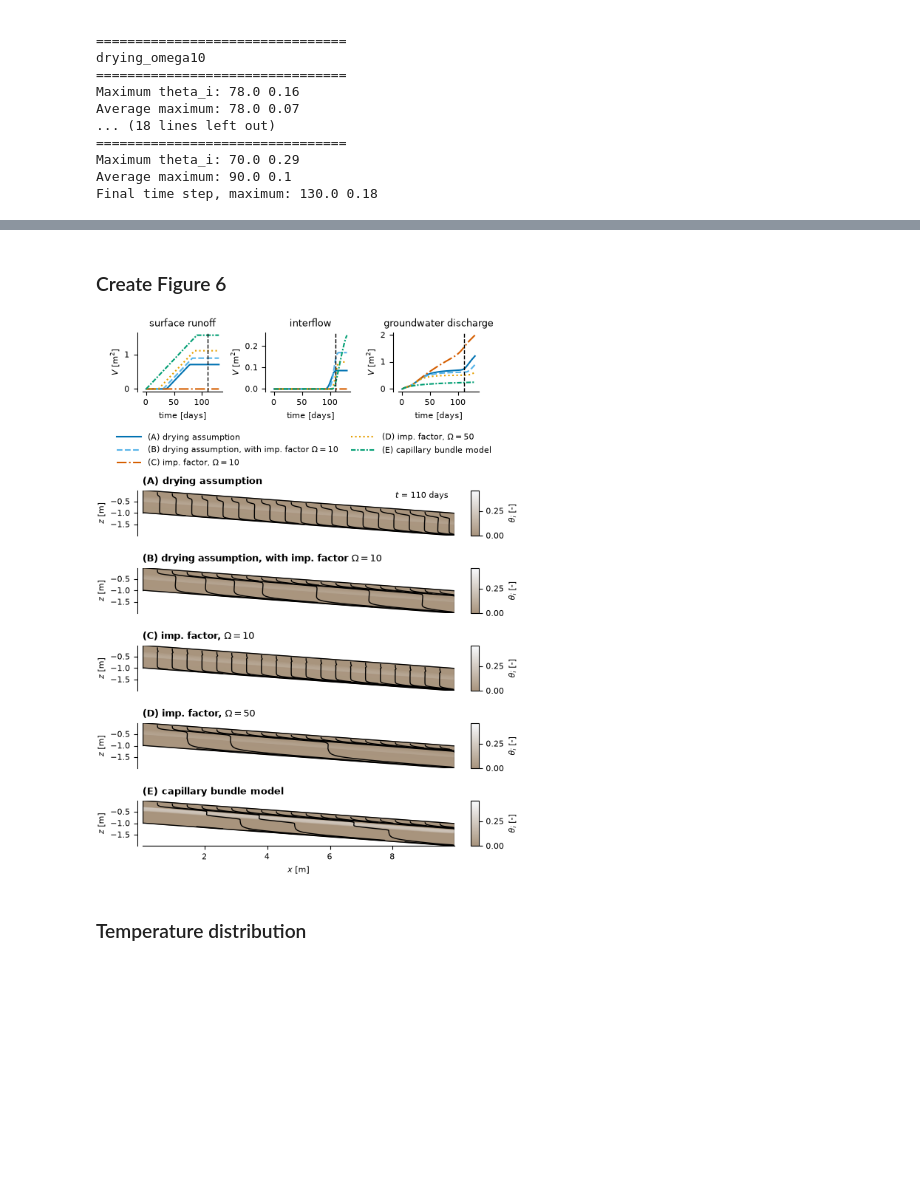
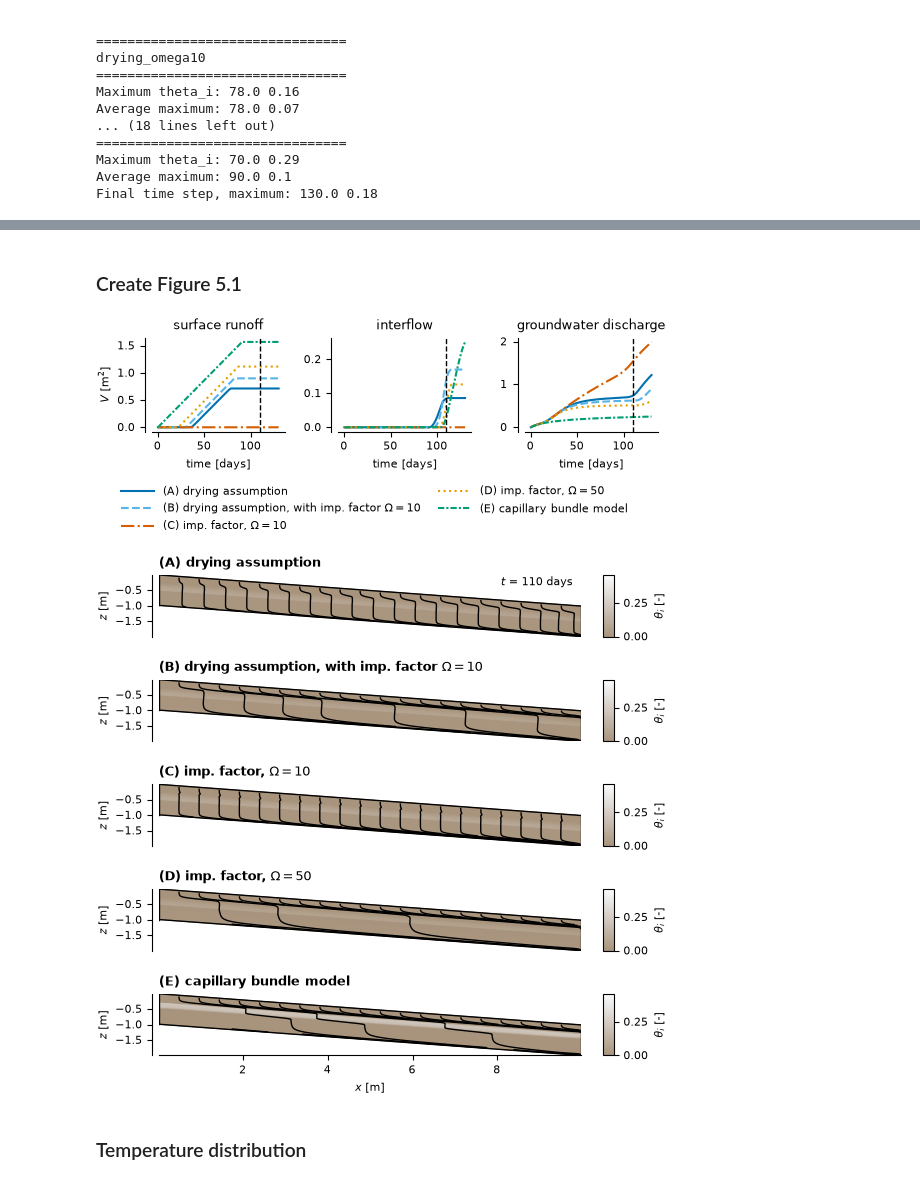
Before and after one commit to AnneMariaVera/CryoRich_AD, a Jupyter notebook: notebooks/creating_figures/06visualize_results.ipynb, the cells around one changed output, grey strips where cells are left out. Drawn from its saved outputs; the diff is of its cells as text; code cells hidden in the pictures; blank space fills up the shorter version.

Commit message:
updated figures

```diff
--- a/notebooks/creating_figures/06visualize_results.ipynb
+++ b/notebooks/creating_figures/06visualize_results.ipynb
@@ -115,12 +114,17 @@ Final cum. flow cap                   surface runoff: 1.57 m²  interflow: 0.25
 # %% [markdown]
-### Create Figure 6
+### Create Figure 5.1
 # %%
 index = 12*110
 cm = 1/2.54  # centimeters in inches
-fig, axes = plotting_utils.plot_streamlines_grid(constant_dbs, index, slope=-0.1,figsize=(15*cm,19.41*cm),cum=True)
-fig.savefig(f"../../figures/results/idealized/idealized_{index//12}d_streamlines_cum.png", dpi=1000, bbox_inches="tight")
+fig, axes = plotting_utils.plot_cumulative_partitioning_grid(constant_dbs,figsize=(15*cm,6*cm),index=index)
+fig.savefig(f"../../figures/results/idealized/idealized_cum.png", dpi=1000, bbox_inches="tight")
 # %% [output]
-[figure, old version]
+[figure, new version]
+# %%
+fig, axes = plotting_utils.plot_streamlines_grid(constant_dbs, index, slope=-0.1,figsize=(15*cm,13.41*cm),cum=False)
+fig.savefig(f"../../figures/results/idealized/idealized_110d_streamlines.png", dpi=1000, bbox_inches="tight")
+# %% [output]
+[figure, added]
 # %% [markdown]
 ### Temperature distribution
 # %%
```
Also changed, not shown: parts of 4 cells of this notebook, 5 other files.
